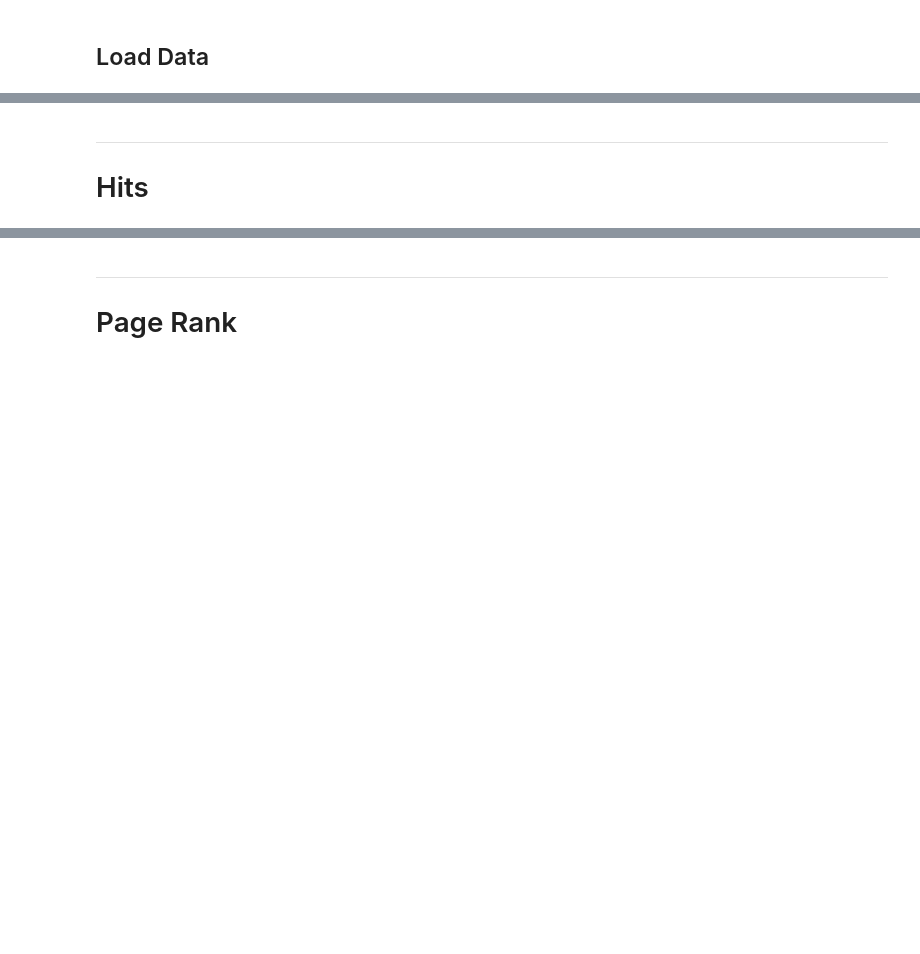
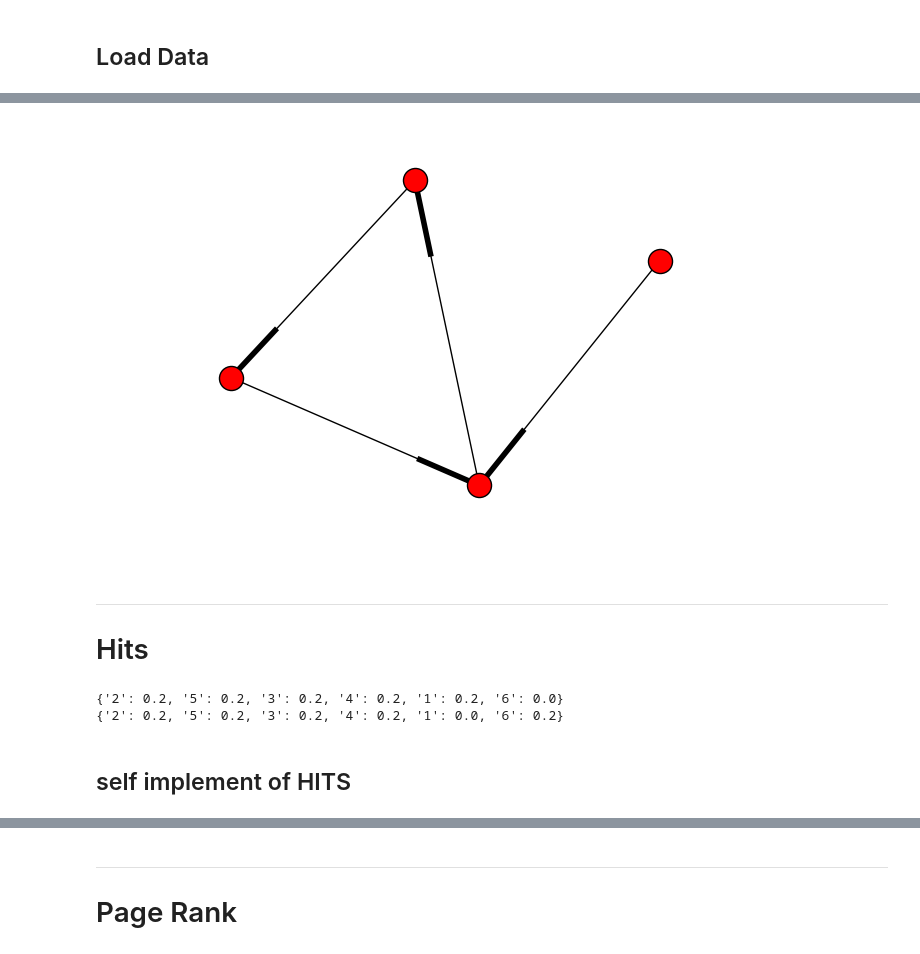
Before and after one commit to Lee-W/Link-Analysis, a Jupyter notebook: Link Analysis.ipynb, the cells around one changed output, grey strips where cells are left out. Drawn from its saved outputs; the diff is of its cells as text; code cells hidden in the pictures; blank space fills up the shorter version.

```diff
--- a/Link Analysis.ipynb
+++ b/Link Analysis.ipynb
@@ -32,3 +37,20 @@ G1 = nx.DiGraph(graph1_gen)
+# %%
+G2 = nx.DiGraph()
+G2.add_edges_from([(1,3),(2,3),(3,4),(4,1)])
+# %%
+nx.draw(G2)
+plt.show()
+# %% [output]
+[figure, added]
 # %% [markdown]
 ---
 # <a name='hits'></a> Hits
+# %%
+h, a = nx.hits(G1)
+print(h)
+print(a)
+# %% [output]
+{'2': 0.2, '5': 0.2, '3': 0.2, '4': 0.2, '1': 0.2, '6': 0.0}
+{'2': 0.2, '5': 0.2, '3': 0.2, '4': 0.2, '1': 0.0, '6': 0.2}
+# %% [markdown]
+## self implement of HITS
```
Also changed, not shown: parts of 19 cells of this notebook.
